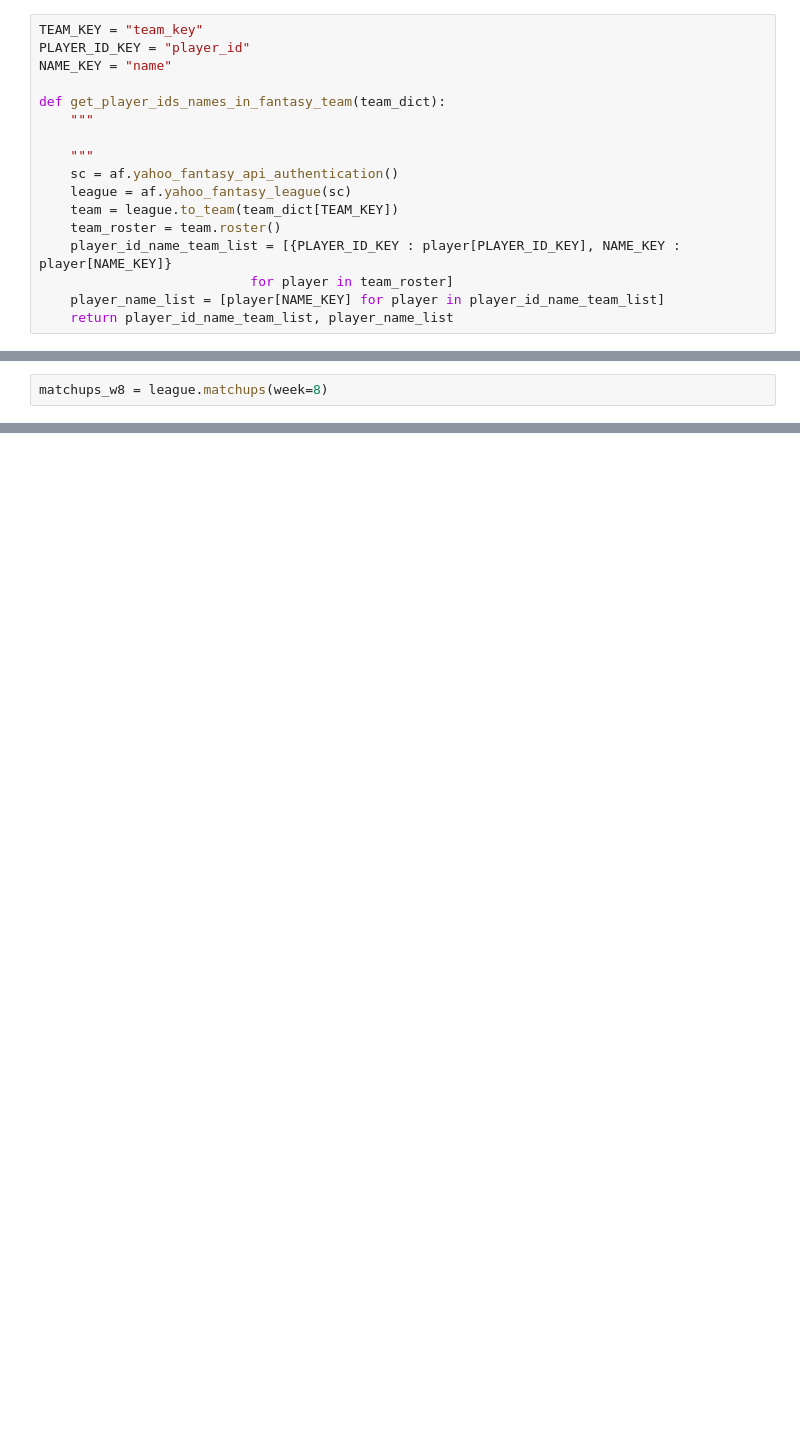
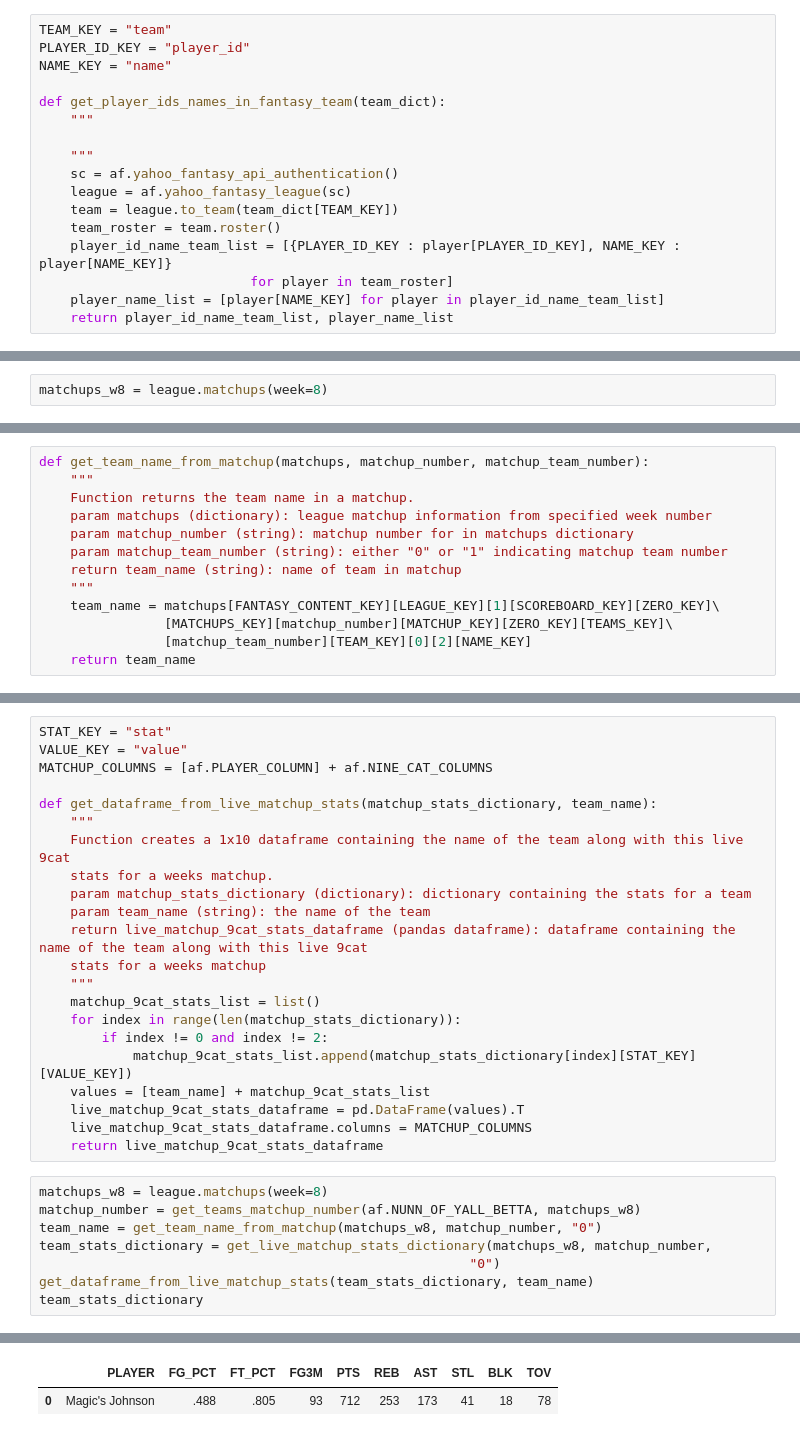
Before and after one commit to JaumeClave/waiver_wire_machine, a Jupyter notebook: notebooks/04_matchup_evaluator.ipynb, the cells around one changed output, grey strips where cells are left out. Saved outputs shown, nothing was run; the diff lists cells and outputs as text; blank space fills up the shorter version.

Commit message:
Live matchups

```diff
--- a/notebooks/04_matchup_evaluator.ipynb
+++ b/notebooks/04_matchup_evaluator.ipynb
@@ -578,7 +584,7 @@ player_id_team_list
  {'playerid': 4899, 'playername': 'Enes Kanter'},
  {'playerid': 6048, 'playername': 'Gary Trent Jr.'}]
 # %%
-TEAM_KEY = "team_key"
+TEAM_KEY = "team"
 PLAYER_ID_KEY = "player_id"
 NAME_KEY = "name"
 
@@ -1504,0 +1483,13 @@ live_matchup_9cat_stats
+# %%
+def get_team_name_from_matchup(matchups, matchup_number, matchup_team_number):
+    """
+    Function returns the team name in a matchup.
+    param matchups (dictionary): league matchup information from specified week number
+    param matchup_number (string): matchup number for in matchups dictionary
+    param matchup_team_number (string): either "0" or "1" indicating matchup team number
+    return team_name (string): name of team in matchup
+    """
+    team_name = matchups[FANTASY_CONTENT_KEY][LEAGUE_KEY][1][SCOREBOARD_KEY][ZERO_KEY]\
+                [MATCHUPS_KEY][matchup_number][MATCHUP_KEY][ZERO_KEY][TEAMS_KEY]\
+                [matchup_team_number][TEAM_KEY][0][2][NAME_KEY]
+    return team_name
@@ -1504,0 +1513,31 @@ live_matchup_9cat_stats
+# %%
+STAT_KEY = "stat"
+VALUE_KEY = "value"
+MATCHUP_COLUMNS = [af.PLAYER_COLUMN] + af.NINE_CAT_COLUMNS
+
+def get_dataframe_from_live_matchup_stats(matchup_stats_dictionary, team_name):
+    """
+    Function creates a 1x10 dataframe containing the name of the team along with this live 9cat
+    stats for a weeks matchup.
+    param matchup_stats_dictionary (dictionary): dictionary containing the stats for a team
+    param team_name (string): the name of the team
+    return live_matchup_9cat_stats_dataframe (pandas dataframe): dataframe containing the name of the team along with this live 9cat
+    stats for a weeks matchup
+    """
+    matchup_9cat_stats_list = list()
+    for index in range(len(matchup_stats_dictionary)):
+        if index != 0 and index != 2:
+            matchup_9cat_stats_list.append(matchup_stats_dictionary[index][STAT_KEY][VALUE_KEY])
+    values = [team_name] + matchup_9cat_stats_list
+    live_matchup_9cat_stats_dataframe = pd.DataFrame(values).T
+    live_matchup_9cat_stats_dataframe.columns = MATCHUP_COLUMNS
+    return live_matchup_9cat_stats_dataframe
+# %%
+matchups_w8 = league.matchups(week=8)
+matchup_number = get_teams_matchup_number(af.NUNN_OF_YALL_BETTA, matchups_w8)
+team_name = get_team_name_from_matchup(matchups_w8, matchup_number, "0")
+team_stats_dictionary = get_live_matchup_stats_dictionary(matchups_w8, matchup_number,
+                                                       "0")
+get_dataframe_from_live_matchup_stats(team_stats_dictionary, team_name)
+team_stats_dictionary
+# %% [output]
@@ -1504,0 +1547,2 @@ live_matchup_9cat_stats
+|  | PLAYER | FG_PCT | FT_PCT | FG3M | PTS | REB | AST | STL | BLK | TOV |
+| 0 | Magic's Johnson | .488 | .805 | 93 | 712 | 253 | 173 | 41 | 18 | 78 |
```
Also changed, not shown: parts of 35 cells of this notebook, 2 other files.
